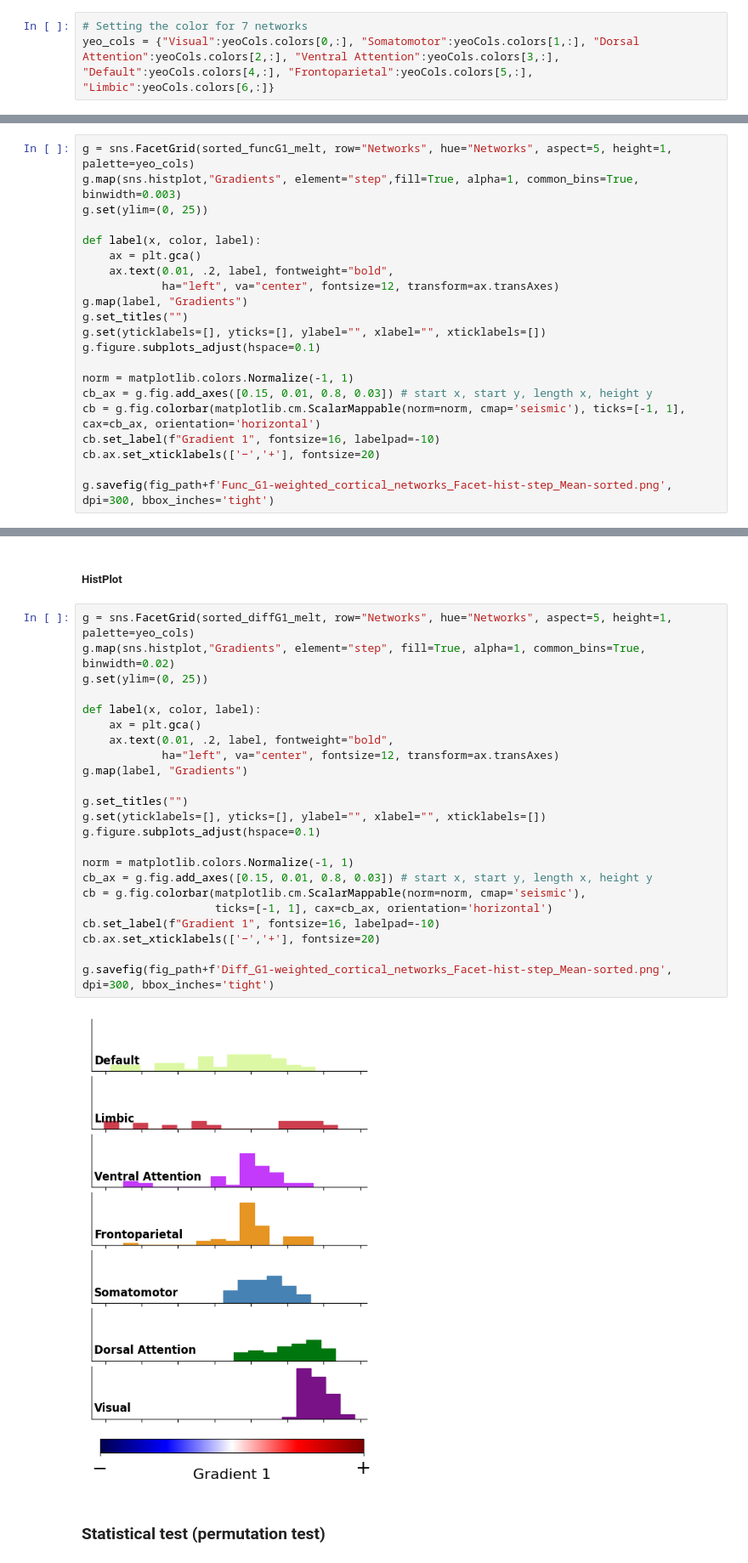
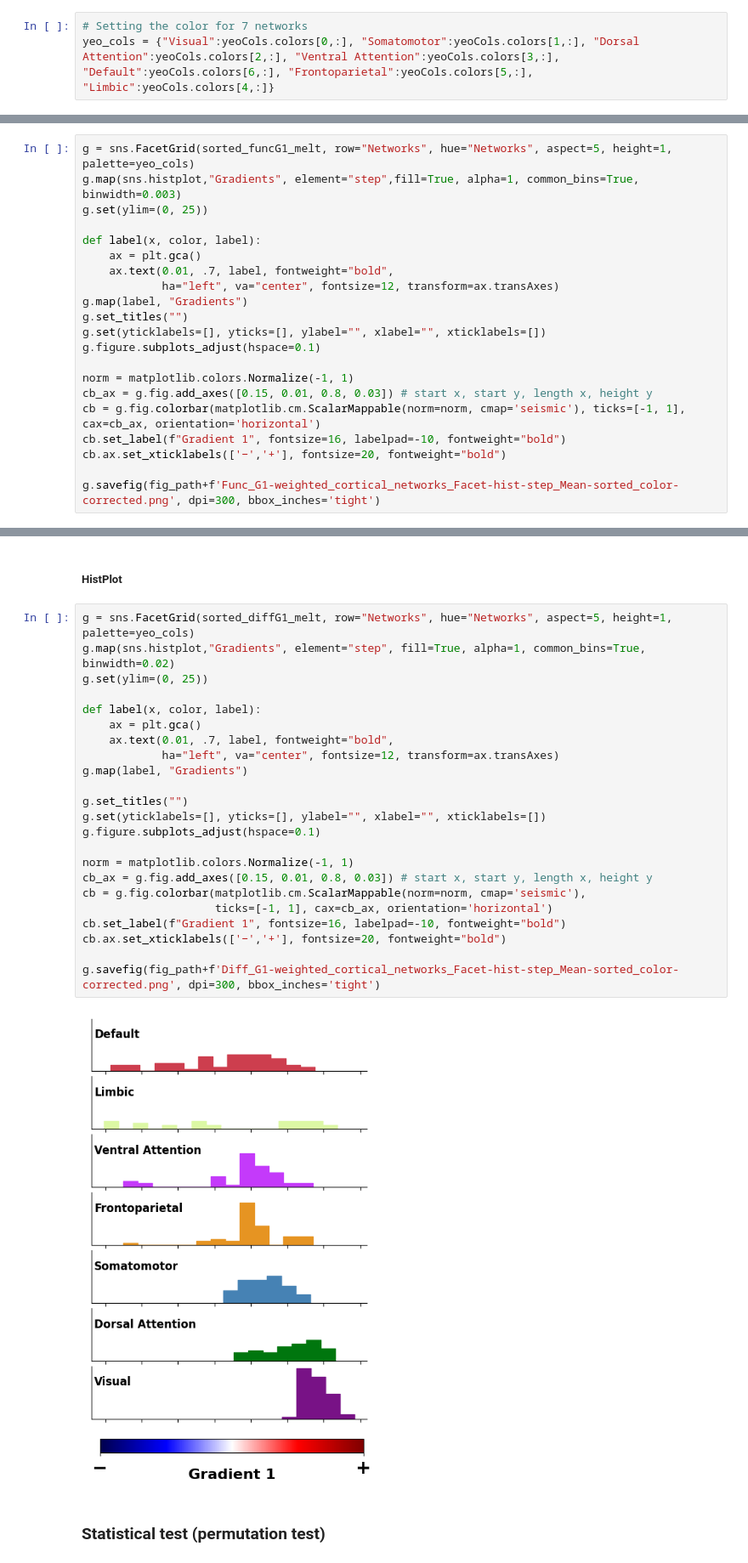
Before and after one commit to sudesnac/HumanBF-Connectivity, a Jupyter notebook: notebook/g-wCtx_networks.ipynb, the cells around one changed output, grey strips where cells are left out. Shown at 85% size. Saved outputs shown, nothing was run; the diff lists cells and outputs as text.

Commit message:
fig corrected

```diff
--- a/notebook/g-wCtx_networks.ipynb
+++ b/notebook/g-wCtx_networks.ipynb
@@ -191,7 +211,7 @@ plt.show()
 [figure]
 # %%
 # Setting the color for 7 networks
-yeo_cols = {"Visual":yeoCols.colors[0,:], "Somatomotor":yeoCols.colors[1,:], "Dorsal Attention":yeoCols.colors[2,:], "Ventral Attention":yeoCols.colors[3,:], "Default":yeoCols.colors[4,:], "Frontoparietal":yeoCols.colors[5,:], "Limbic":yeoCols.colors[6,:]}
+yeo_cols = {"Visual":yeoCols.colors[0,:], "Somatomotor":yeoCols.colors[1,:], "Dorsal Attention":yeoCols.colors[2,:], "Ventral Attention":yeoCols.colors[3,:], "Default":yeoCols.colors[6,:], "Frontoparietal":yeoCols.colors[5,:], "Limbic":yeoCols.colors[4,:]}
 # %% [markdown]
 #### Functional Data
 # %% [markdown]
@@ -303,7 +323,7 @@ g.set(ylim=(0, 25))
 
 def label(x, color, label):
     ax = plt.gca()
-    ax.text(0.01, .2, label, fontweight="bold",
+    ax.text(0.01, .7, label, fontweight="bold",
             ha="left", va="center", fontsize=12, transform=ax.transAxes)
 g.map(label, "Gradients")
 g.set_titles("")
@@ -313,8 +333,8 @@ g.figure.subplots_adjust(hspace=0.1)
 norm = matplotlib.colors.Normalize(-1, 1)
 cb_ax = g.fig.add_axes([0.15, 0.01, 0.8, 0.03]) # start x, start y, length x, height y
 cb = g.fig.colorbar(matplotlib.cm.ScalarMappable(norm=norm, cmap='seismic'), ticks=[-1, 1], cax=cb_ax, orientation='horizontal')
-cb.set_label(f"Gradient 1", fontsize=16, labelpad=-10)
-cb.ax.set_xticklabels(['−','+'], fontsize=20)
+cb.set_label(f"Gradient 1", fontsize=16, labelpad=-10, fontweight="bold")
+cb.ax.set_xticklabels(['−','+'], fontsize=20, fontweight="bold")
 
-g.savefig(fig_path+f'Func_G1-weighted_cortical_networks_Facet-hist-step_Mean-sorted.png', dpi=300, bbox_inches='tight')
+g.savefig(fig_path+f'Func_G1-weighted_cortical_networks_Facet-hist-step_Mean-sorted_color-corrected.png', dpi=300, bbox_inches='tight')
 # %% [output]
@@ -425,28 +445,28 @@ g.savefig(fig_path+f'Diff_G1-weighted_cortical_networks_Facet-kdes_Mean-sorted_b
 # %%
 g = sns.FacetGrid(sorted_diffG1_melt, row="Networks", hue="Networks", aspect=5, height=1, palette=yeo_cols)
 g.map(sns.histplot,"Gradients", element="step", fill=True, alpha=1, common_bins=True, binwidth=0.02)
 g.set(ylim=(0, 25))
 
 def label(x, color, label):
     ax = plt.gca()
-    ax.text(0.01, .2, label, fontweight="bold",
+    ax.text(0.01, .7, label, fontweight="bold",
             ha="left", va="center", fontsize=12, transform=ax.transAxes)
 g.map(label, "Gradients")
 
 g.set_titles("")
 g.set(yticklabels=[], yticks=[], ylabel="", xlabel="", xticklabels=[])
 g.figure.subplots_adjust(hspace=0.1)
 
 norm = matplotlib.colors.Normalize(-1, 1)
 cb_ax = g.fig.add_axes([0.15, 0.01, 0.8, 0.03]) # start x, start y, length x, height y
 cb = g.fig.colorbar(matplotlib.cm.ScalarMappable(norm=norm, cmap='seismic'),
                     ticks=[-1, 1], cax=cb_ax, orientation='horizontal')
-cb.set_label(f"Gradient 1", fontsize=16, labelpad=-10)
-cb.ax.set_xticklabels(['−','+'], fontsize=20)
+cb.set_label(f"Gradient 1", fontsize=16, labelpad=-10, fontweight="bold")
+cb.ax.set_xticklabels(['−','+'], fontsize=20, fontweight="bold")
 
-g.savefig(fig_path+f'Diff_G1-weighted_cortical_networks_Facet-hist-step_Mean-sorted.png', dpi=300, bbox_inches='tight')
+g.savefig(fig_path+f'Diff_G1-weighted_cortical_networks_Facet-hist-step_Mean-sorted_color-corrected.png', dpi=300, bbox_inches='tight')
 # %% [output]
-[figure, old version]
+[figure, new version]
 # %% [markdown]
 ### Statistical test (permutation test)
 # %% [markdown]
```
Also changed, not shown: parts of 5 cells of this notebook, 4 other files.
